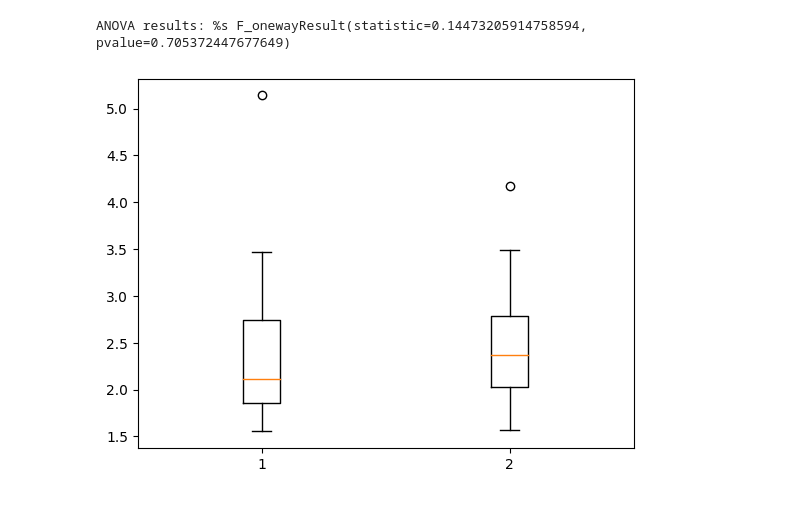
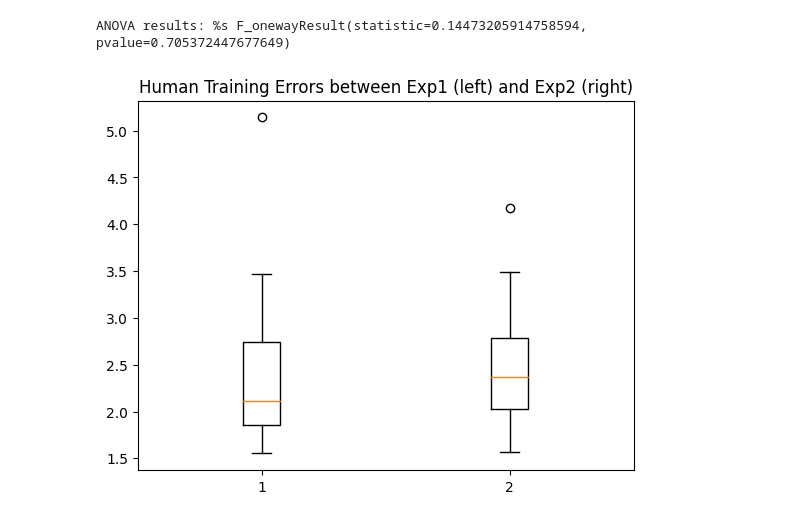
Before and after one commit to mpan31415/NoisyRobotCLTrust, a Jupyter notebook: studies_combined/py_analysis/perf_comparison.ipynb, the cells around one changed output. Saved outputs shown, nothing was run; the diff lists cells and outputs as text; code cells hidden in the pictures.

```diff
--- a/studies_combined/py_analysis/perf_comparison.ipynb
+++ b/studies_combined/py_analysis/perf_comparison.ipynb
@@ -12,12 +13,17 @@ df2 = read_csv(STUDY2_RESULTS_PATH + "primary_task\\tap_impact.csv", index_col=F
 # %%
 exp1_baseline_errs = df1['base_err']
 exp2_baseline_errs = df2['base_err']
 
 res = f_oneway(exp1_baseline_errs, exp2_baseline_errs)
 print("ANOVA results: %s", res)
 
 plt.boxplot([exp1_baseline_errs, exp2_baseline_errs])
+plt.title("Human Training Errors between Exp1 (left) and Exp2 (right)")
+# plt.legend(["exp1", "exp2"])
 plt.show()
+
+# sns.boxplot([exp1_baseline_errs, exp2_baseline_errs])
+# sns.stripplot([exp1_baseline_errs, exp2_baseline_errs])
 # %% [output]
 ANOVA results: %s F_onewayResult(statistic=0.14473205914758594, pvalue=0.705372447677649)
-[figure, old version]
+[figure, new version]
```
Also changed, not shown: parts of 2 cells of this notebook, 21 other files.
